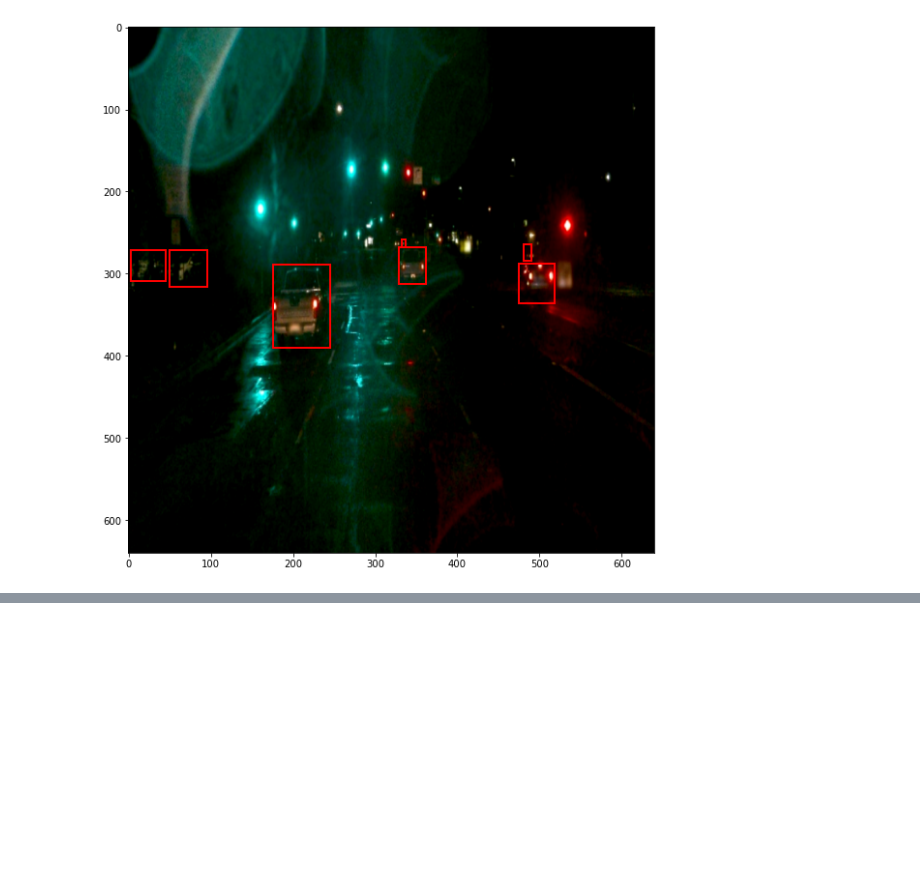
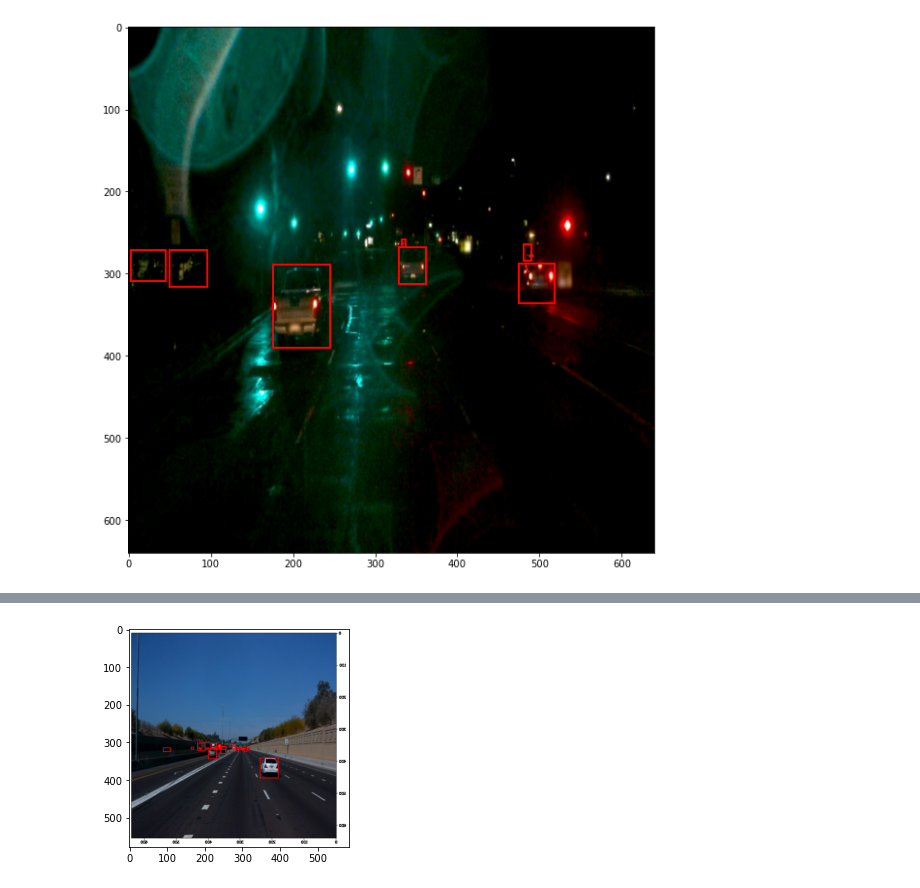
Before and after one commit to nd-self-driving-car/p01-object-detection, a Jupyter notebook: Explore augmentations.ipynb, the cells around one changed output, grey strips where cells are left out. Drawn from its saved outputs; the diff is of its cells as text; code cells hidden in the pictures; blank space fills up the shorter version.

```diff
--- a/Explore augmentations.ipynb
+++ b/Explore augmentations.ipynb
@@ -71,0 +104,5 @@ for batch in train_dataset.take(1):
+# %%
+plt.imshow(hflip_adjusted['image'])
+plt.show()
+# %% [output]
+[figure, added]
```
Also changed, not shown: parts of 9 cells of this notebook, 13 other files.
